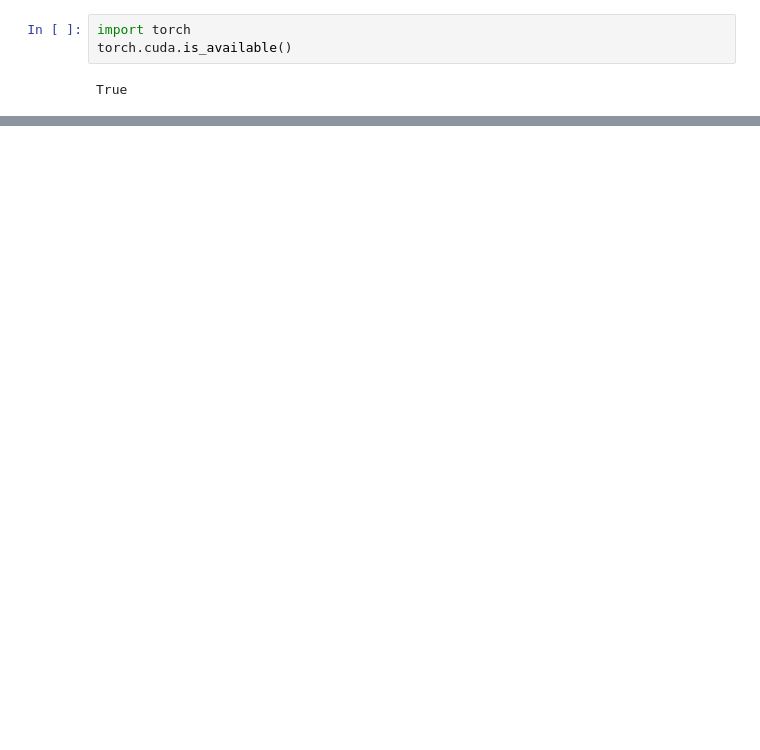
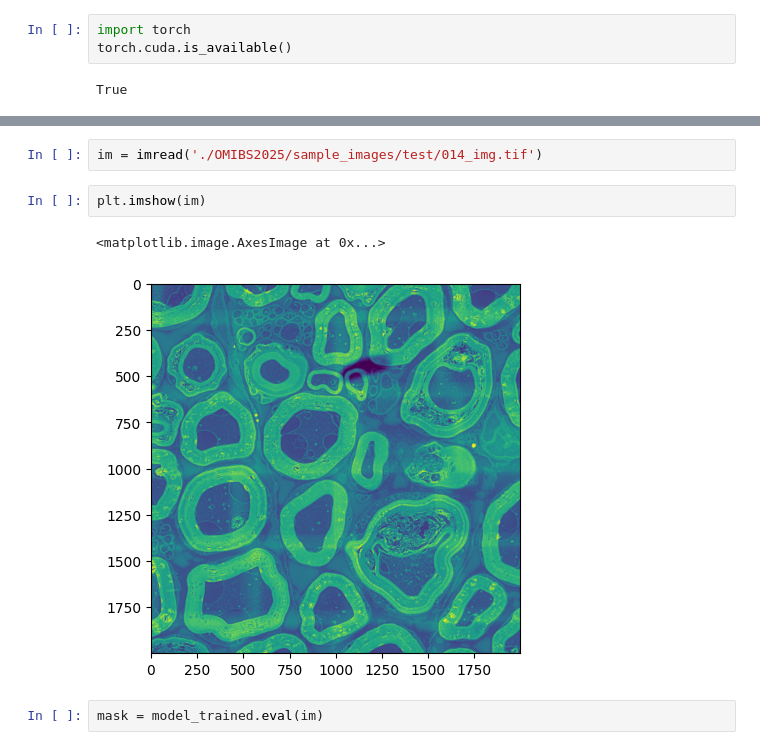
Before and after one commit to fjorka/omibs2025, a Jupyter notebook: retrain_cellpose_sam.ipynb, the cells around one changed output, grey strips where cells are left out. Cells and saved outputs as stored; diff of their text form; blank space fills up the shorter version.

```diff
--- a/retrain_cellpose_sam.ipynb
+++ b/retrain_cellpose_sam.ipynb
@@ -85,0 +104,9 @@ model_path, train_losses, test_losses = train.train_seg(model.net,
+# %%
+im = imread('./OMIBS2025/sample_images/test/014_img.tif')
+# %%
+plt.imshow(im)
+# %% [output]
+<matplotlib.image.AxesImage at 0x...>
+[figure, added]
+# %%
+mask = model_trained.eval(im)
```
Also changed, not shown: parts of 6 cells of this notebook.
